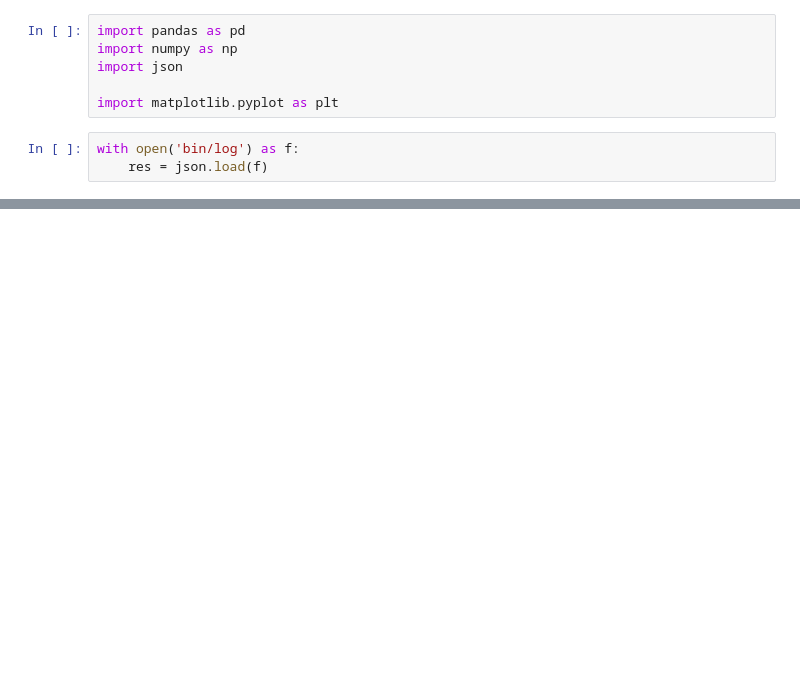
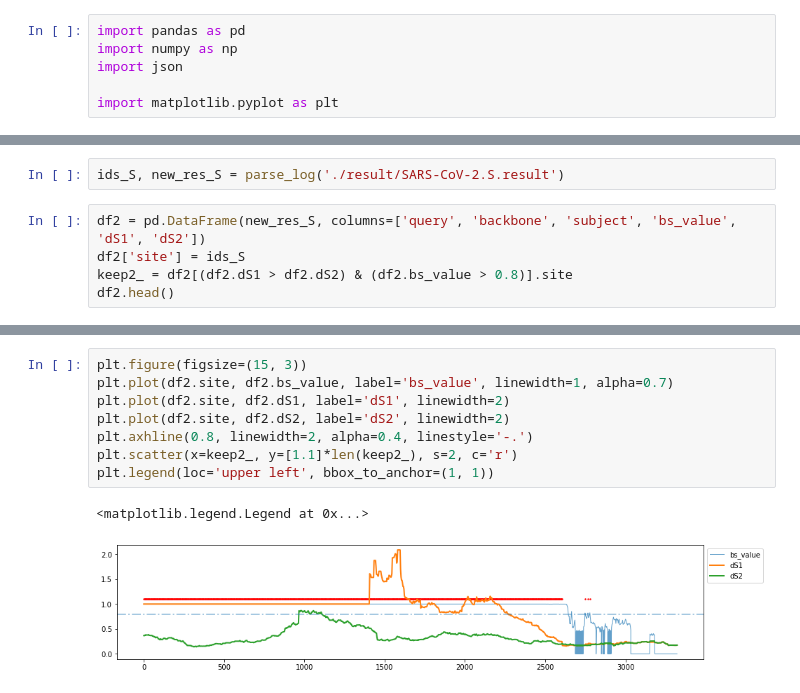
Before and after one commit to DuLab-SYSU/NSRecomb, a Jupyter notebook: results.ipynb, the cells around one changed output, grey strips where cells are left out. Cells and saved outputs as stored; diff of their text form; blank space fills up the shorter version.

```diff
--- a/results.ipynb
+++ b/results.ipynb
@@ -4,7 +4,4 @@ import numpy as np
 import json
 
 import matplotlib.pyplot as plt
-# %%
-with open('bin/log') as f:
-    res = json.load(f)
 # %%
@@ -41,0 +46,7 @@ plt.legend(loc='upper left', bbox_to_anchor=(1, 1))
+# %%
+ids_S, new_res_S = parse_log('./result/SARS-CoV-2.S.result')
+# %%
+df2 = pd.DataFrame(new_res_S, columns=['query', 'backbone', 'subject', 'bs_value', 'dS1', 'dS2'])
+df2['site'] = ids_S
+keep2_ = df2[(df2.dS1 > df2.dS2) & (df2.bs_value > 0.8)].site
+df2.head()
@@ -41,0 +60,11 @@ plt.legend(loc='upper left', bbox_to_anchor=(1, 1))
+# %%
+plt.figure(figsize=(15, 3))
+plt.plot(df2.site, df2.bs_value, label='bs_value', linewidth=1, alpha=0.7)
+plt.plot(df2.site, df2.dS1, label='dS1', linewidth=2)
+plt.plot(df2.site, df2.dS2, label='dS2', linewidth=2)
+plt.axhline(0.8, linewidth=2, alpha=0.4, linestyle='-.')
+plt.scatter(x=keep2_, y=[1.1]*len(keep2_), s=2, c='r')
+plt.legend(loc='upper left', bbox_to_anchor=(1, 1))
+# %% [output]
+<matplotlib.legend.Legend at 0x...>
+[figure, added]
```
Also changed, not shown: parts of 7 cells of this notebook, 2 other files.
